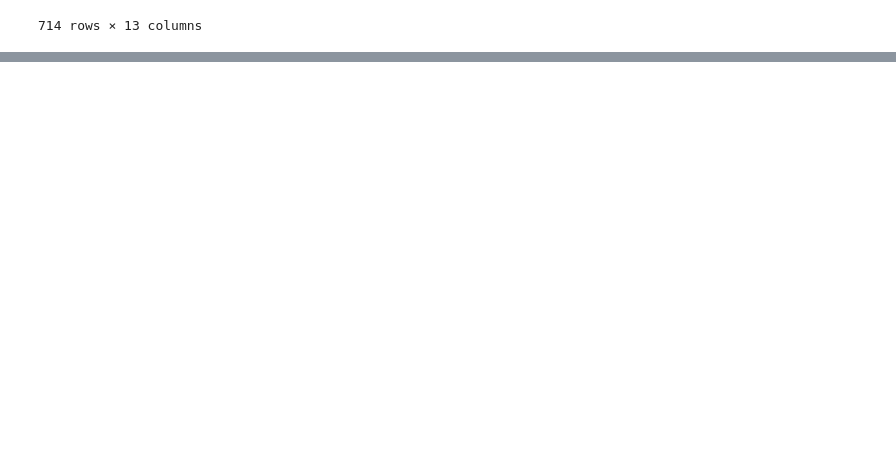
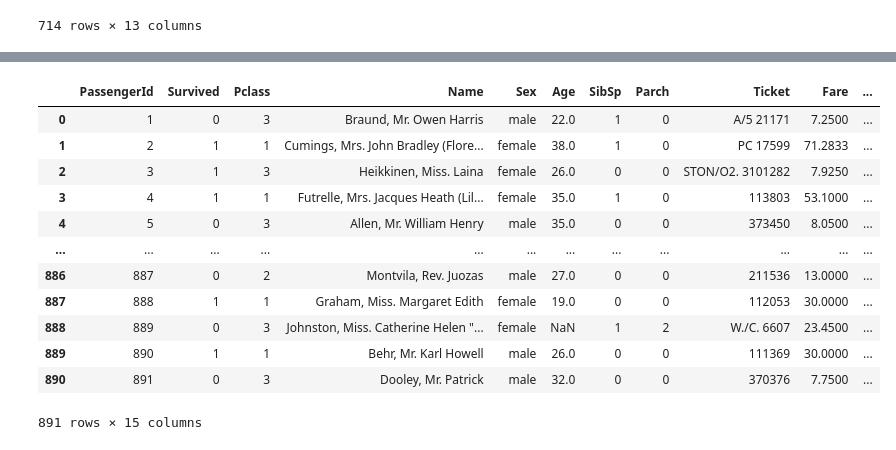
Before and after one commit to bgraslan/DL-E-exercises, a Jupyter notebook: feature_examination.ipynb, the cells around one changed output, grey strips where cells are left out. Saved outputs shown, nothing was run; the diff lists cells and outputs as text; code cells hidden in the pictures; blank space fills up the shorter version.

```diff
--- a/feature_examination.ipynb
+++ b/feature_examination.ipynb
@@ -62,3 +78,13 @@ titanic_df
 | 889 | 890 | 1 | 1 | Behr, Mr. Karl Howell | male | 26.0 | 0 | 0 | 111369 | 30.0000 | ... |
 | 890 | 891 | 0 | 3 | Dooley, Mr. Patrick | male | 32.0 | 0 | 0 | 370376 | 7.7500 | ... |
 714 rows × 13 columns
+# %%
+Passangers =  ['Mrs', 'Mr', 'Miss', 'Ms', 'Mme', 'Mlle', 'Master']
+Royals = ['Lady', 'Sir', 'Don', 'Jonkheer', 'Countess', 'Dona']
+Crews = ['Major', 'Col', 'Rev', 'Capt', 'Dr']
+
+df['Title'] = df['Name'].apply(lambda x: x.split('.')[0].split()[-1])
+df_test['Title'] = df_test['Name'].apply(lambda x: x.split('.')[0].split()[-1])
+
+df['Status']= df['Title'].apply(lambda x: 'Passanger' if x in Passangers  else ('Royale' if x in Royals else ('Crew' if x in Crews else 'Missing')))
+df_test['Status']= df_test['Title'].apply(lambda x: 'Passanger' if x in Passangers  else ('Royale' if x in Royals else ('Crew' if x in Crews else 'Missing')))
@@ -64,0 +107,8 @@ titanic_df
+# %%
+for label, content in df.items():
+    if not pd.api.types.is_numeric_dtype(content):
+        df[label] = content.astype("category").cat.as_ordered()
+
+for label, content in df_test.items():
+    if not pd.api.types.is_numeric_dtype(content):
+        df_test[label] = content.astype("category").cat.as_ordered()
@@ -64,0 +174,10 @@ titanic_df
+# %%
+df['Family']=df['Parch']+df['SibSp']+1
+df_test['Family']=df_test['Parch']+df_test['SibSp']+1
+
+x=df.groupby('Family').Survived.mean()
+
+df['Family'] = pd.cut(df['Family'], bins=[0,1,4,8,15])
+df_test['Family'] = pd.cut(df_test['Family'], bins=[0,1,4,8,15])
+
+x
@@ -64,0 +196,16 @@ titanic_df
+# %%
+df
+# %% [output]
+|  | PassengerId | Survived | Pclass | Name | Sex | Age | SibSp | Parch | Ticket | Fare | ... |
+| 0 | 1 | 0 | 3 | Braund, Mr. Owen Harris | male | 22.0 | 1 | 0 | A/5 21171 | 7.2500 | ... |
+| 1 | 2 | 1 | 1 | Cumings, Mrs. John Bradley (Flore... | female | 38.0 | 1 | 0 | PC 17599 | 71.2833 | ... |
+| 2 | 3 | 1 | 3 | Heikkinen, Miss. Laina | female | 26.0 | 0 | 0 | STON/O2. 3101282 | 7.9250 | ... |
+| 3 | 4 | 1 | 1 | Futrelle, Mrs. Jacques Heath (Lil... | female | 35.0 | 1 | 0 | 113803 | 53.1000 | ... |
+| 4 | 5 | 0 | 3 | Allen, Mr. William Henry | male | 35.0 | 0 | 0 | 373450 | 8.0500 | ... |
+| ... | ... | ... | ... | ... | ... | ... | ... | ... | ... | ... | ... |
+| 886 | 887 | 0 | 2 | Montvila, Rev. Juozas | male | 27.0 | 0 | 0 | 211536 | 13.0000 | ... |
+| 887 | 888 | 1 | 1 | Graham, Miss. Margaret Edith | female | 19.0 | 0 | 0 | 112053 | 30.0000 | ... |
+| 888 | 889 | 0 | 3 | Johnston, Miss. Catherine Helen "... | female | NaN | 1 | 2 | W./C. 6607 | 23.4500 | ... |
+| 889 | 890 | 1 | 1 | Behr, Mr. Karl Howell | male | 26.0 | 0 | 0 | 111369 | 30.0000 | ... |
+| 890 | 891 | 0 | 3 | Dooley, Mr. Patrick | male | 32.0 | 0 | 0 | 370376 | 7.7500 | ... |
+891 rows × 15 columns
```
Also changed, not shown: parts of 9 cells of this notebook, 2 other files.
